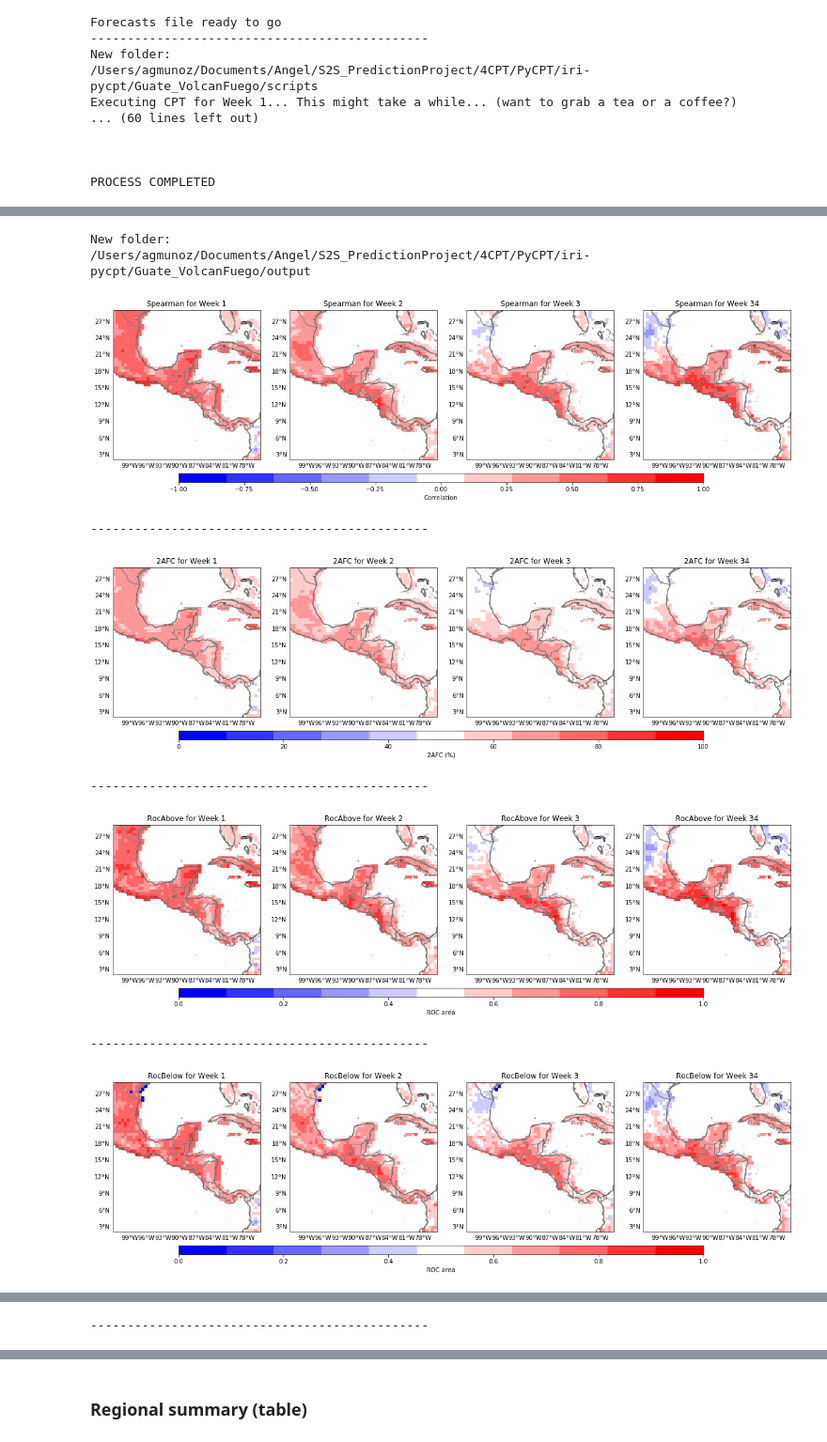
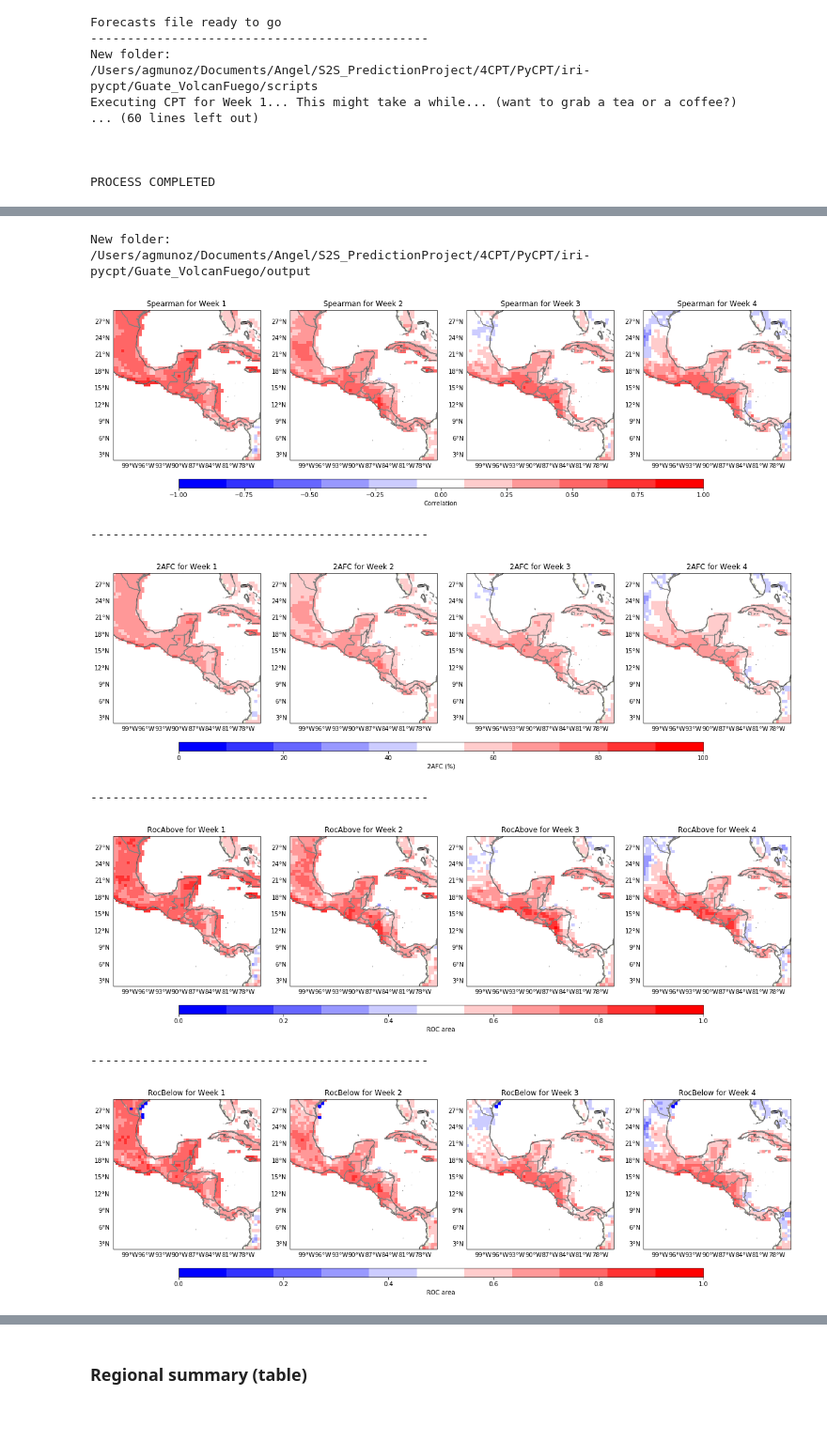
Before and after one commit to ssilje/iri-pycpt, a Jupyter notebook: PyCPT_s2sv1.8.ipynb, the cells around one changed output, grey strips where cells are left out. Shown at 94% size. Cells and saved outputs as stored; diff of their text form; code cells hidden in the pictures; blank space fills up the shorter version.

```diff
--- a/PyCPT_s2sv1.8.ipynb
+++ b/PyCPT_s2sv1.8.ipynb
@@ -93,9 +93,9 @@ elo2=-76 	# Easternmost longitude
 ########Forecast lead interval  -- This counts using L, the lead time; e.g., ECMWF L=0..46 (NOT calendar days)
 nwk=4 # Number of weeks to process (leads)
 # Lists for looping over lead times -- ALL these arrays should have the same dimension (see nwk above), as they correspond
-wk =   [1       ,2       ,3       ,34       ,4       ]  # week-lead number label (e.g., corresponding to week1, week2, week3, week4, week1-4/month 1)
-wknam= ['Week 1','Week 2','Week 3','Week 3-4','Month 1']  #naming the weeks (for plots) --can use a different language here
-day1 = [1       ,7       ,14      ,14      ,21        ]  # first lead day of target weeks
+wk =   [1       ,2       ,3       ,4       ,14       ]  # week-lead number label (e.g., corresponding to week1, week2, week3, week4, week1-4/month 1)
+wknam= ['Week 1','Week 2','Week 3','Week 4','Monthly']  #naming the weeks (for plots) --can use a different language here
+day1 = [1       ,7       ,14      ,21      ,1        ]  # first lead day of target weeks
 day2 = [7       ,14      ,21      ,28      ,28       ]  # last lead day of target weeks
 # ECMWF - first day is day 0, 0000Z accumulated rainfall; specify day1=1 for week 1
 # GEFS - first day is day 0.5 (daily average rainfall rate); specify day1=0 for week 1
@@ -320,29 +320,28 @@ Now that everything has been computed and all files are saved, this section plot
 # %%
 print("New folder:")
 %cd $workdir/output
 
 # Skill scores loop
 plt.rcParams.update({'font.size': 10})
-#for ime in ('Pearson','Spearman','2AFC','RocAbove','RocBelow','Ignorance','RPSS','GROC'):
-for ime in ('Spearman','2AFC','RocAbove','RocBelow','Ignorance','RPSS','GROC'):
+for ime in ('Spearman','2AFC','RocAbove','RocBelow'):
     pltmap(ime,wlo2,elo2,sla2,nla2,fprefix,mpref,training_season, mon, fday, nwk, wk)
     plt.savefig(('figures/Skill-'+model+'-'+obs+'-'+MOS+'-' + ime + '.pdf'), dpi=300)
     plt.show()
     print('----------------------------------------------')
     print('')
 
 print('')
 print('')
 print('')
 print('\033[1mPROCESS COMPLETED \033[0;0m')
 # %% [output]
 New folder:
 /Users/agmunoz/Documents/Angel/S2S_PredictionProject/4CPT/PyCPT/iri-pycpt/Guate_VolcanFuego/output
-[figure, old version]
+[figure, new version]
 ----------------------------------------------
-[figure, old version]
+[figure, new version]
 ----------------------------------------------
-[figure, old version]
+[figure, new version]
 ----------------------------------------------
-[figure, old version]
+[figure, new version]
 ----------------------------------------------
@@ -350 +352,0 @@ New folder:
-----------------------------------------------
```
Also changed, not shown: parts of 6 cells of this notebook, 1 other file.
